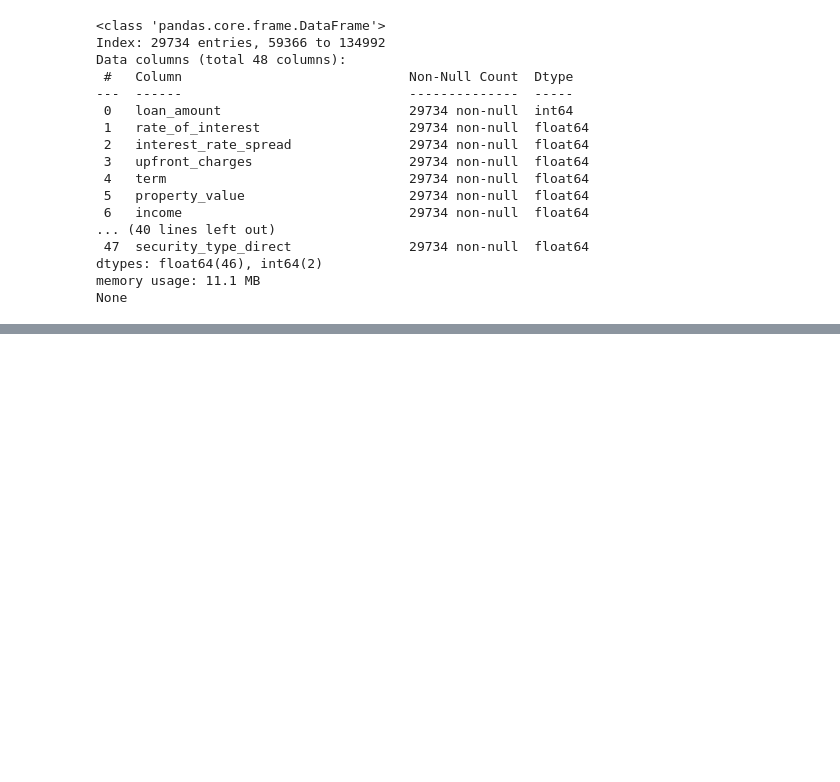
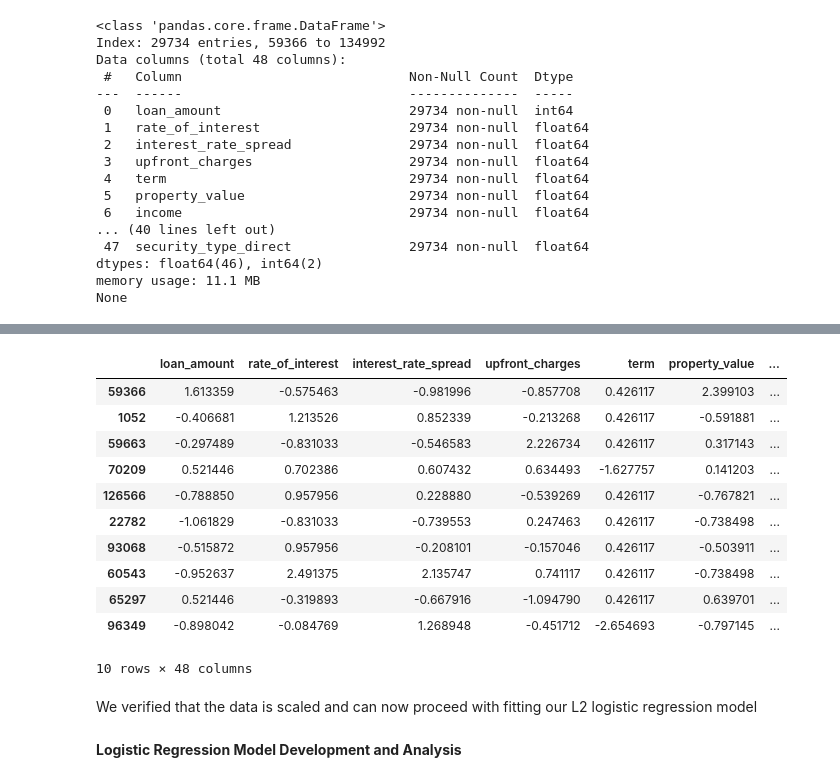
Before and after one commit to vaishnavi-nibh/loandefaultprediction, a Jupyter notebook: notebooks/02_model-development.ipynb, the cells around one changed output, grey strips where cells are left out. Drawn from its saved outputs; the diff is of its cells as text; code cells hidden in the pictures; blank space fills up the shorter version.

```diff
--- a/notebooks/02_model-development.ipynb
+++ b/notebooks/02_model-development.ipynb
@@ -593,0 +660,19 @@ After One-Hot Encoding, all the columns are of numerical data types. Looking at
+# %%
+X_test_scaled.head(10)
+# %% [output]
+|  | loan_amount | rate_of_interest | interest_rate_spread | upfront_charges | term | property_value | ... |
+| 59366 | 1.613359 | -0.575463 | -0.981996 | -0.857708 | 0.426117 | 2.399103 | ... |
+| 1052 | -0.406681 | 1.213526 | 0.852339 | -0.213268 | 0.426117 | -0.591881 | ... |
+| 59663 | -0.297489 | -0.831033 | -0.546583 | 2.226734 | 0.426117 | 0.317143 | ... |
+| 70209 | 0.521446 | 0.702386 | 0.607432 | 0.634493 | -1.627757 | 0.141203 | ... |
+| 126566 | -0.788850 | 0.957956 | 0.228880 | -0.539269 | 0.426117 | -0.767821 | ... |
+| 22782 | -1.061829 | -0.831033 | -0.739553 | 0.247463 | 0.426117 | -0.738498 | ... |
+| 93068 | -0.515872 | 0.957956 | -0.208101 | -0.157046 | 0.426117 | -0.503911 | ... |
+| 60543 | -0.952637 | 2.491375 | 2.135747 | 0.741117 | 0.426117 | -0.738498 | ... |
+| 65297 | 0.521446 | -0.319893 | -0.667916 | -1.094790 | 0.426117 | 0.639701 | ... |
+| 96349 | -0.898042 | -0.084769 | 1.268948 | -0.451712 | -2.654693 | -0.797145 | ... |
+10 rows × 48 columns
+# %% [markdown]
+We verified that the data is scaled and can now proceed with fitting our L2 logistic regression model
+# %% [markdown]
+**Logistic Regression Model Development and Analysis**
```
Also changed, not shown: parts of 16 cells of this notebook.
